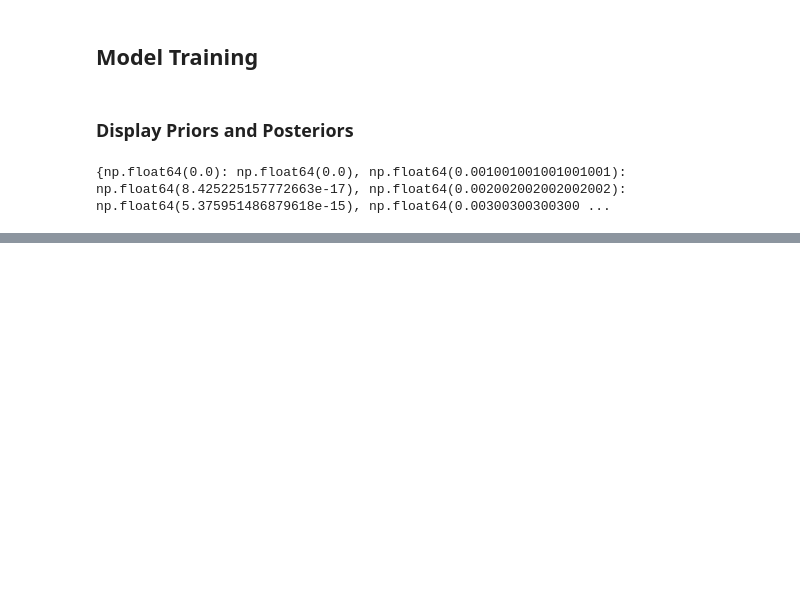
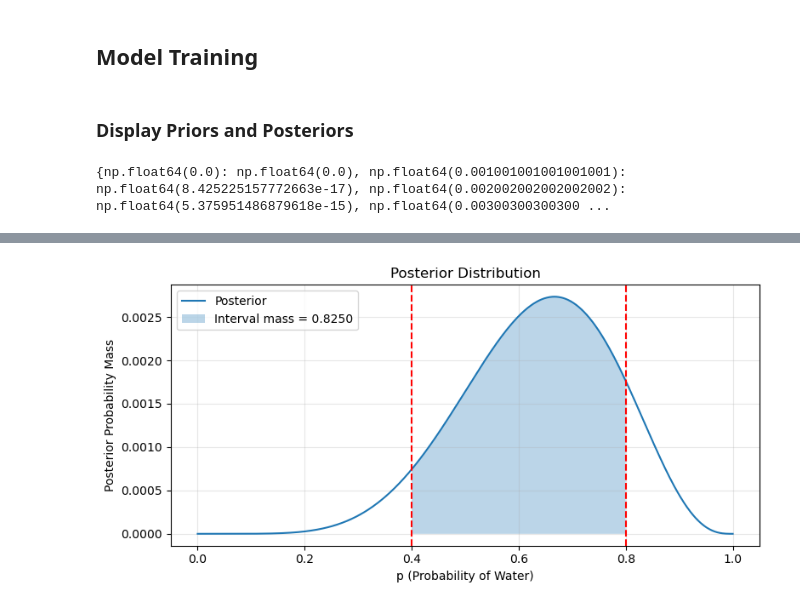
Before and after one commit to Hanifemam/bayesian_analysis, a Jupyter notebook: chap2/grid_approx.ipynb, the cells around one changed output, grey strips where cells are left out. Drawn from its saved outputs; the diff is of its cells as text; code cells hidden in the pictures; blank space fills up the shorter version.

```diff
--- a/chap2/grid_approx.ipynb
+++ b/chap2/grid_approx.ipynb
@@ -80,0 +160,18 @@ plt.show()
+# %%
+# CDF
+
+def cdf(boundary=0.5):
+    accumulated_probability = 0
+    for posterior_sample in posterior_samples.keys():
+        if posterior_sample <= boundary:
+            accumulated_probability += posterior_samples[posterior_sample]
+    return accumulated_probability
+# %%
+# Intervals of defined boundaries
+min_boundary = 0.4
+max_boundary = 0.8
+interval_mass = cdf(max_boundary) - cdf(min_boundary)
+
+interval_display(min_boundary, max_boundary, posterior_samples)
+# %% [output]
+[figure, added]
```
Also changed, not shown: parts of 8 cells of this notebook.
